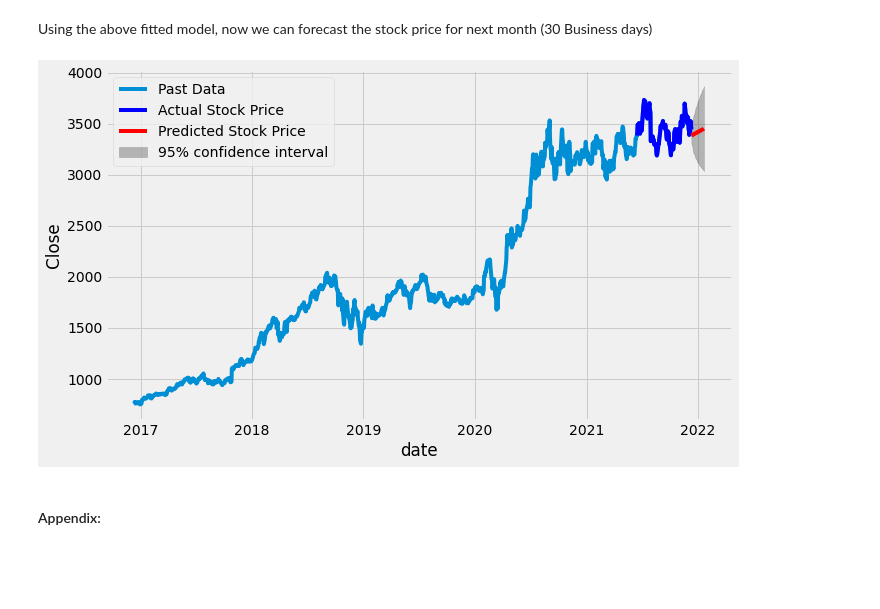
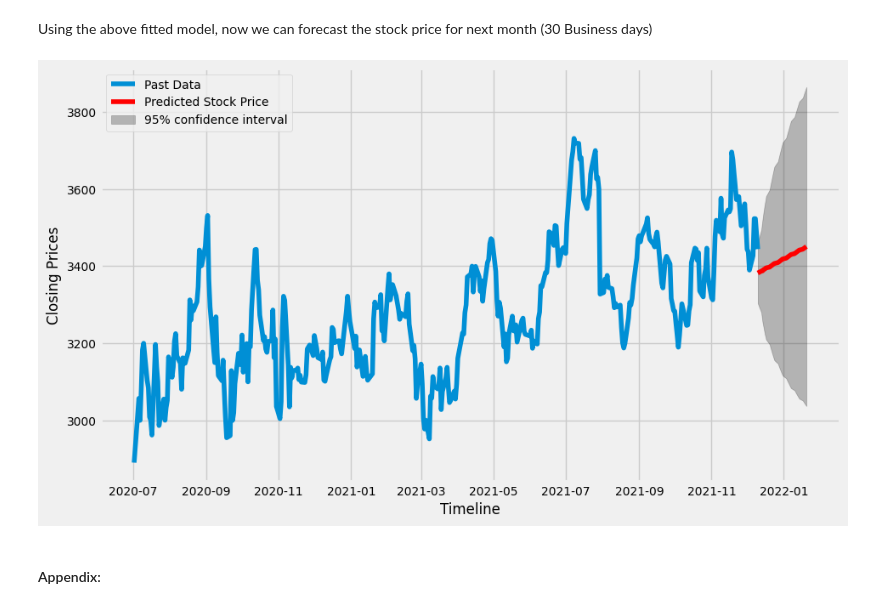
Before and after one commit to HemanthTalla/StockMarketPrediction, a Jupyter notebook: DDA_FinalProject.ipynb, the cells around one changed output. Cells and saved outputs as stored; diff of their text form; code cells hidden in the pictures; blank space fills up the shorter version.

```diff
--- a/DDA_FinalProject.ipynb
+++ b/DDA_FinalProject.ipynb
@@ -78,0 +259,7 @@ create_table(sql_statement, conn)
+# %%
+# Calculate the stock correlation matrix
+import seaborn as sns
+
+plt.rcParams.update({'font.size': 8})
+sns.heatmap(FAANG_daily_returns.corr(), annot=True, cmap='tab20c', linewidths=1.5)
+fig.tight_layout()
@@ -88,7 +309,9 @@ warnings.filterwarnings('ignore')
 import numpy as np
 import pandas as pd
 import matplotlib.pyplot as plt
+plt.rcdefaults()
 plt.style.use('fivethirtyeight')
+plt.rcParams.update({'font.size': 10})
 from pylab import rcParams
 rcParams['figure.figsize'] = 10, 6
 from statsmodels.tsa.stattools import adfuller
@@ -207,12 +431,0 @@ fig.set_size_inches(16, 9)
-# %%
-from pylab import rcParams
-rcParams['figure.figsize'] = 10, 6
-moving_avg = df_close.rolling(5).mean()
-std_dev = df_close.rolling(5).std()
-plt.title('Moving Average')
-plt.xlabel('Timeline')
-plt.ylabel('Closing Prices')
-plt.plot(std_dev, color ="black", label = "Standard Deviation")
-plt.plot(moving_avg, color="red", label = "Mean")
-plt.legend()
-plt.show()
@@ -247,7 +458,7 @@ def arimamodel(timeseries):
                               trace=True)
     return automodel
 # %%
-def plot_arima(n_periods, timeseries, automodel, test_series=None):
+def plot_arima(n_periods, timeseries, automodel, test_series=None, past_periods=None):
     # Forecast
     fc, confint = automodel.predict(n_periods=n_periods,
                                     return_conf_int=True)
@@ -261,6 +472,8 @@ def plot_arima(n_periods, timeseries, automodel, test_series=None):
     upper_series = pd.Series(confint[:, 1], index=fc_ind)
     # Create plot
     plt.figure(figsize=(10, 6))
+    if past_periods:
+        timeseries = timeseries[-past_periods:]
     plt.plot(timeseries, label="Past Data")
     if test_series is not None:
         plt.plot(test_series, color='blue', label='Actual Stock Price')
@@ -339,9 +553,9 @@ Around 4.7% MAPE(Mean Absolute Percentage Error) implies the model is about 95.3
 # %% [markdown]
 Using the above fitted model, now we can forecast the stock price for next month (30 Business days)
 # %%
-plot_arima(30, df_close, automodel)
+plot_arima(30, df_close, automodel, past_periods=365)
 # %% [output]
-[figure, old version]
+[figure, new version]
 # %% [markdown]
 #### Appendix:
 # %%
```
Also changed, not shown: parts of 33 cells of this notebook, 2 other files.
